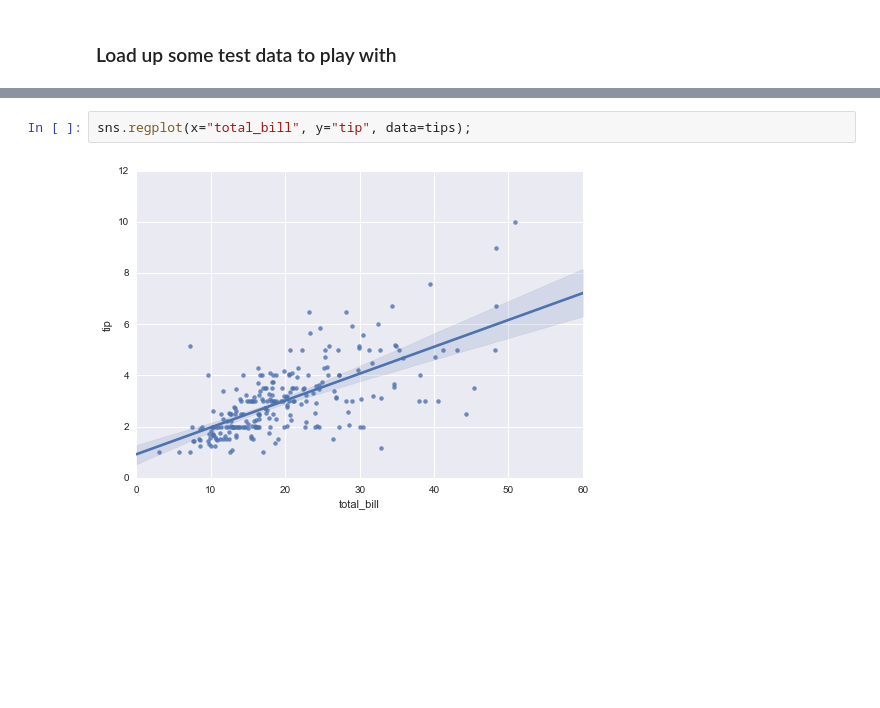
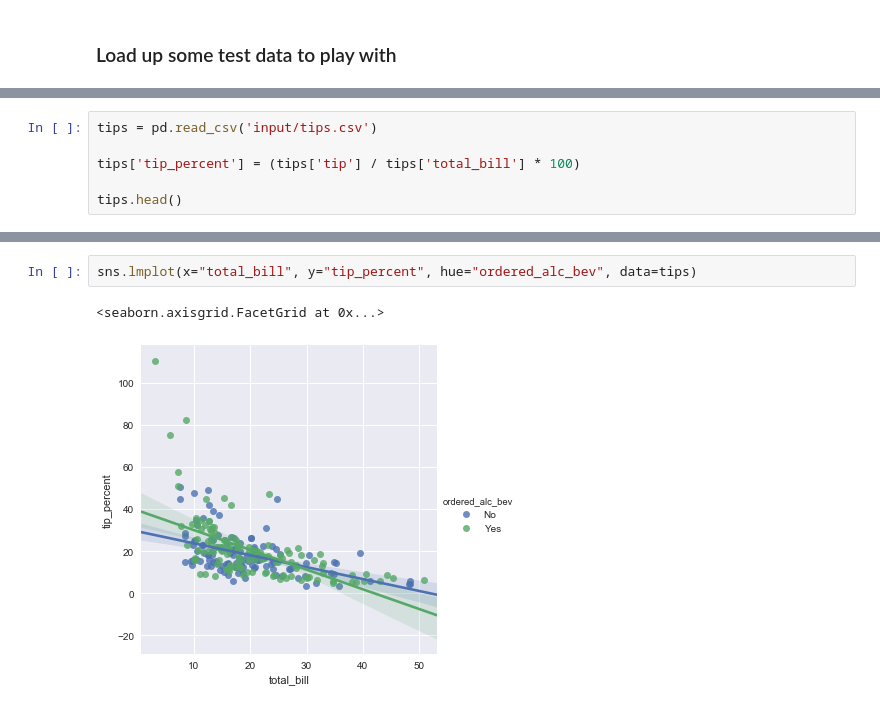
Before and after one commit to jpwhite3/python-analytics-demo, a Jupyter notebook: Part_3.ipynb, the cells around one changed output, grey strips where cells are left out. Drawn from its saved outputs; the diff is of its cells as text; blank space fills up the shorter version.

```diff
--- a/Part_3.ipynb
+++ b/Part_3.ipynb
@@ -26,0 +21,6 @@ tips.head()
+# %%
+tips = pd.read_csv('input/tips.csv')
+
+tips['tip_percent'] = (tips['tip'] / tips['total_bill'] * 100)
+
+tips.head()
@@ -43,4 +54,5 @@ http://web.stanford.edu/~mwaskom/software/seaborn/tutorial/regression.html
 # %%
-sns.regplot(x="total_bill", y="tip", data=tips);
+sns.lmplot(x="total_bill", y="tip_percent", hue="ordered_alc_bev", data=tips)
 # %% [output]
+<seaborn.axisgrid.FacetGrid at 0x...>
-[figure, old version]
+[figure, new version]
```
Also changed, not shown: parts of 13 cells of this notebook, 5 other files.
